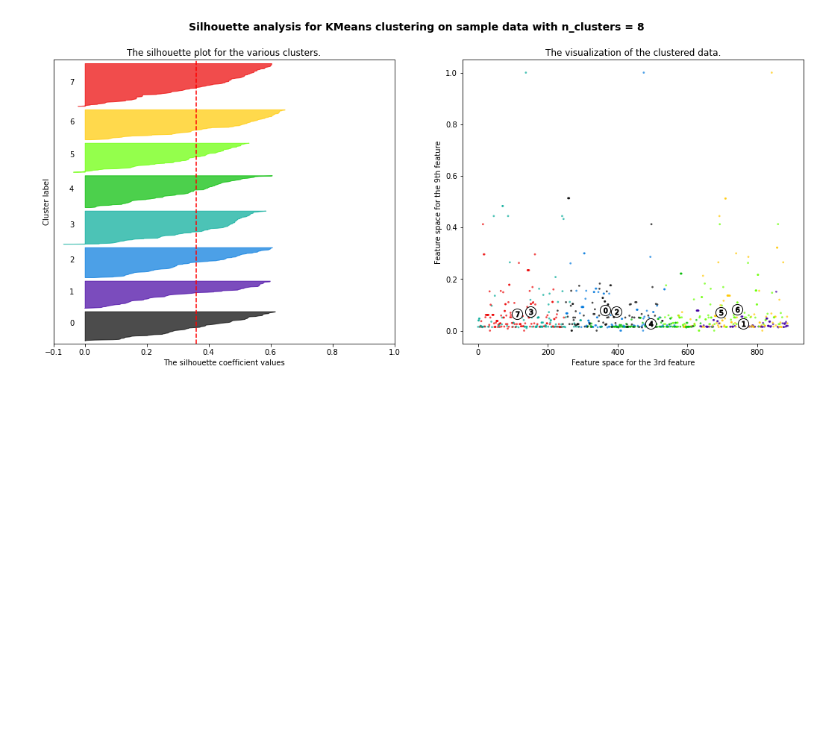
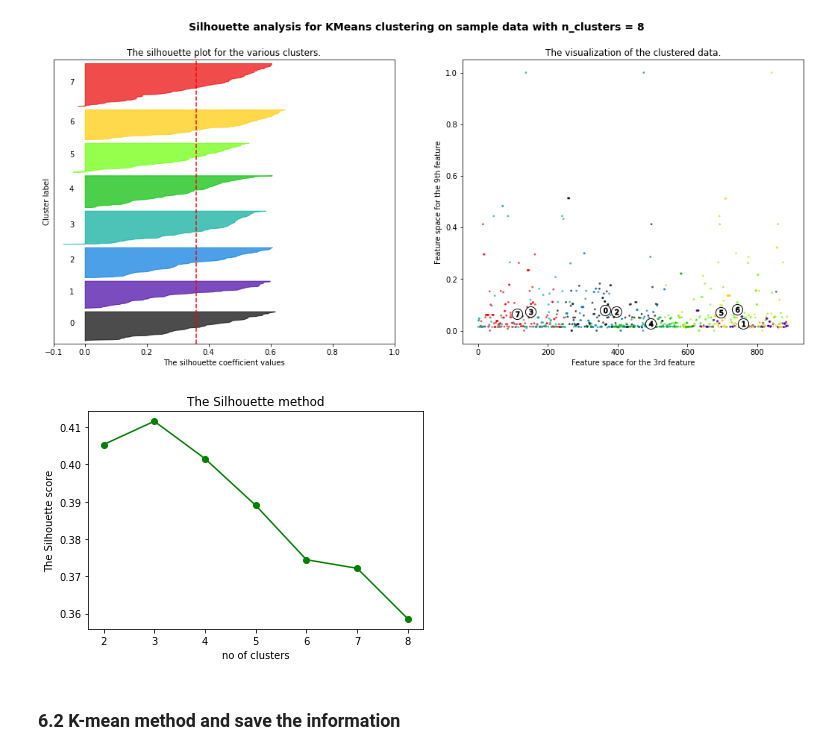
Before and after one commit to hsuemily/CE888-2, a Jupyter notebook: Assignment/Dataset1_Titanic.ipynb, the cells around one changed output. Drawn from its saved outputs; the diff is of its cells as text; code cells hidden in the pictures; blank space fills up the shorter version.

```diff
--- a/Assignment/Dataset1_Titanic.ipynb
+++ b/Assignment/Dataset1_Titanic.ipynb
@@ -392,6 +395,8 @@ for train_index,test_index in Skf.split(Titanic_X,Titanic_Y):
 
 import matplotlib.cm as cm
 
+silhouette_avg_list = []
+n_clusters_list = []
 for n_clusters in range(2,9):
     # Create a subplot with 1 row and 2 columns
     fig, (ax1, ax2) = plt.subplots(1, 2)
@@ -416,6 +421,8 @@ for n_clusters in range(2,9):
     silhouette_avg = silhouette_score(x_tr, cluster_labels)
     print("For n_clusters =", n_clusters,
           "The average silhouette_score is :", silhouette_avg)
+    silhouette_avg_list += [silhouette_avg]
+    n_clusters_list += [n_clusters]
 
     # Compute the silhouette scores for each sample
     sample_silhouette_values = silhouette_samples(x_tr, cluster_labels)
@@ -494,3 +501,13 @@ For n_clusters = 8 The average silhouette_score is : 0.3585669852011648
 [figure]
 [figure]
 [figure]
+# %%
+plt.plot(n_clusters_list, silhouette_avg_list, 'g-o')
+plt.title('The Silhouette method')
+plt.xlabel('no of clusters')
+plt.ylabel('The Silhouette score')
+plt.show()
+# %% [output]
+[figure, added]
+# %% [markdown]
+### 6.2 K-mean method and save the information
```
Also changed, not shown: parts of 7 cells of this notebook.
